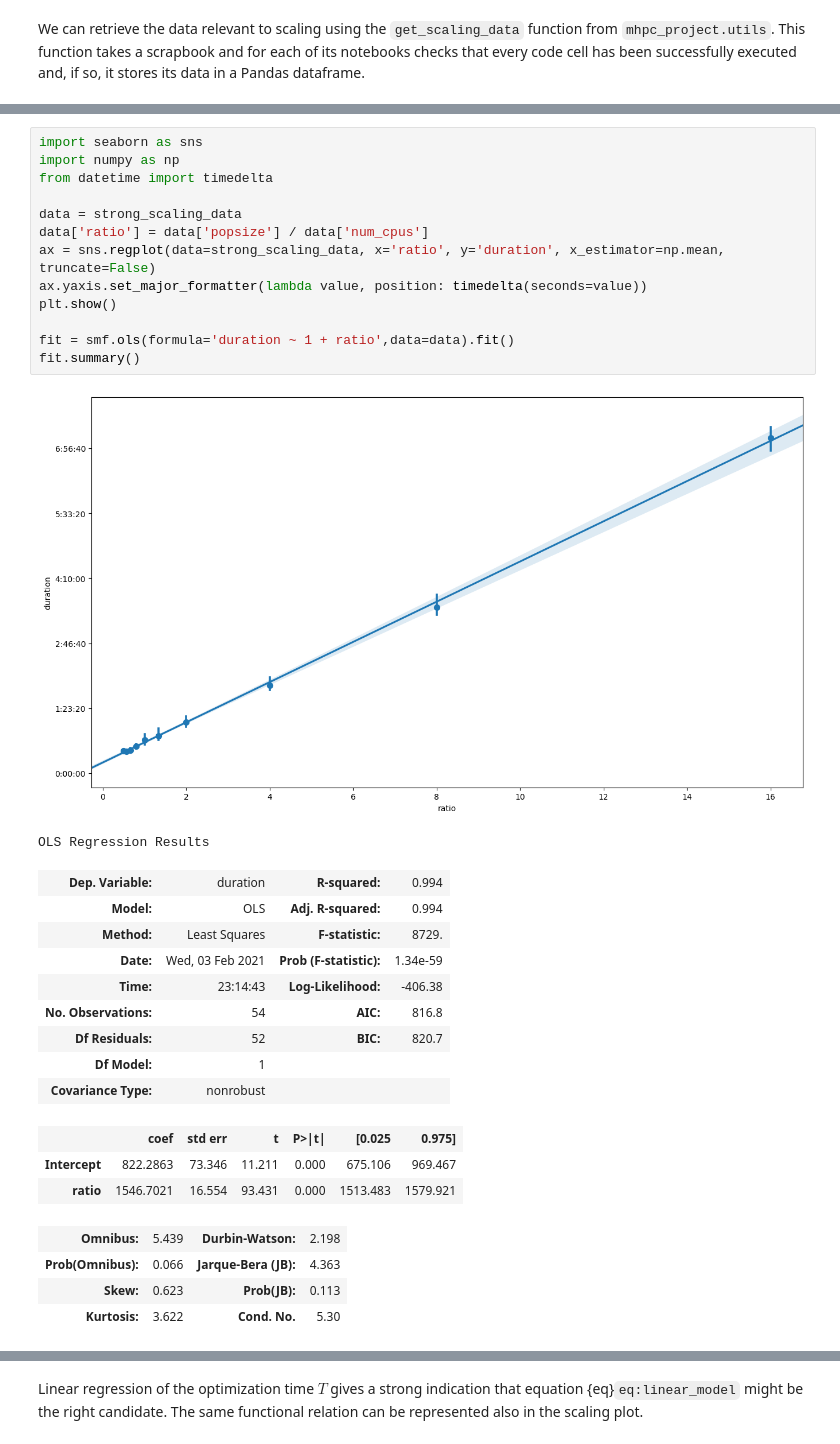
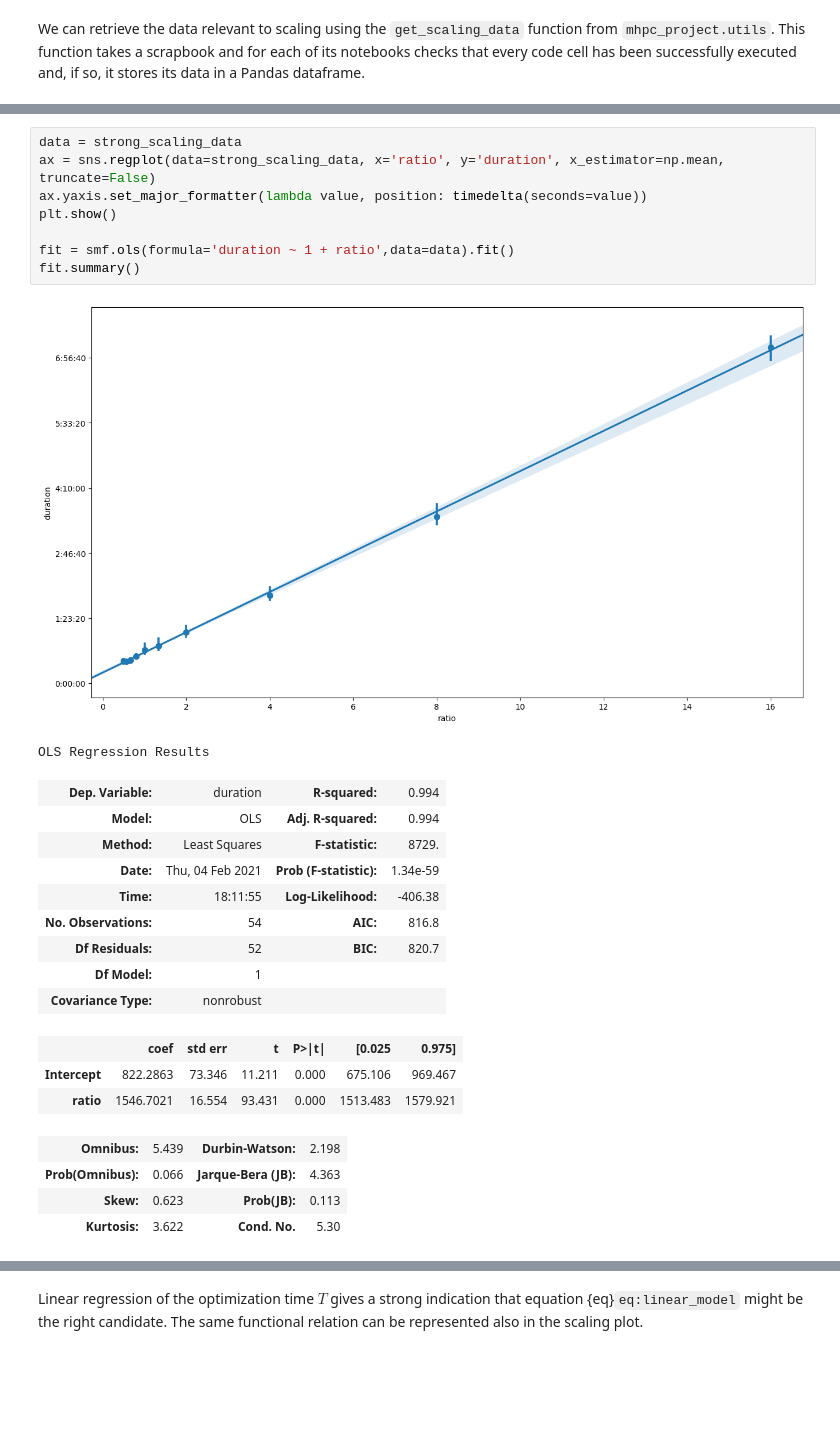
Before and after one commit to stefanocampanella/MHPC-project, a Jupyter notebook: notebooks/scaling.ipynb, the cells around one changed output, grey strips where cells are left out. Cells and saved outputs as stored; diff of their text form; blank space fills up the shorter version.

```diff
--- a/notebooks/scaling.ipynb
+++ b/notebooks/scaling.ipynb
@@ -152,26 +165,21 @@ $$ T(p, n) = T_0 + T_1 \frac{p}{n} \, .$$ (eq:linear_model)
 
 Let's see if this model fits the data and what can be deduced from it.
 # %%
-import seaborn as sns
-import numpy as np
-from datetime import timedelta
-
 data = strong_scaling_data
-data['ratio'] = data['popsize'] / data['num_cpus']
 ax = sns.regplot(data=strong_scaling_data, x='ratio', y='duration', x_estimator=np.mean, truncate=False)
 ax.yaxis.set_major_formatter(lambda value, position: timedelta(seconds=value))
 plt.show()
 
 fit = smf.ols(formula='duration ~ 1 + ratio',data=data).fit()
 fit.summary()
 # %% [output]
 [figure]
 OLS Regression Results
 | Dep. Variable: | duration | R-squared: | 0.994 |
 | Model: | OLS | Adj. R-squared: | 0.994 |
 | Method: | Least Squares | F-statistic: | 8729. |
-| Date: | Wed, 03 Feb 2021 | Prob (F-statistic): | 1.34e-59 |
-| Time: | 23:14:43 | Log-Likelihood: | -406.38 |
+| Date: | Thu, 04 Feb 2021 | Prob (F-statistic): | 1.34e-59 |
+| Time: | 18:11:55 | Log-Likelihood: | -406.38 |
 | No. Observations: | 54 | AIC: | 816.8 |
 | Df Residuals: | 52 | BIC: | 820.7 |
 | Df Model: | 1 |  |  |
```
Also changed, not shown: parts of 45 cells of this notebook, 1 other file.
